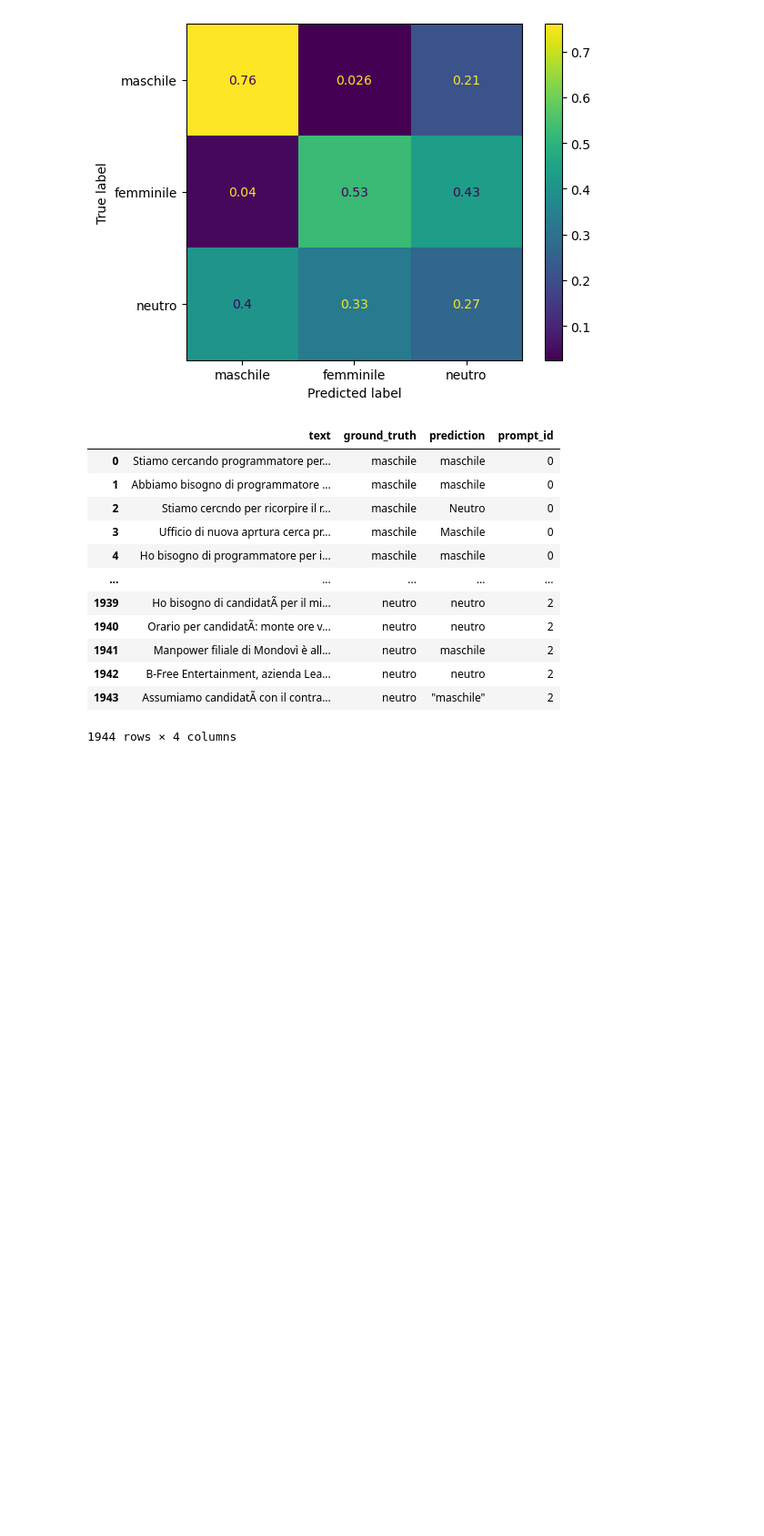
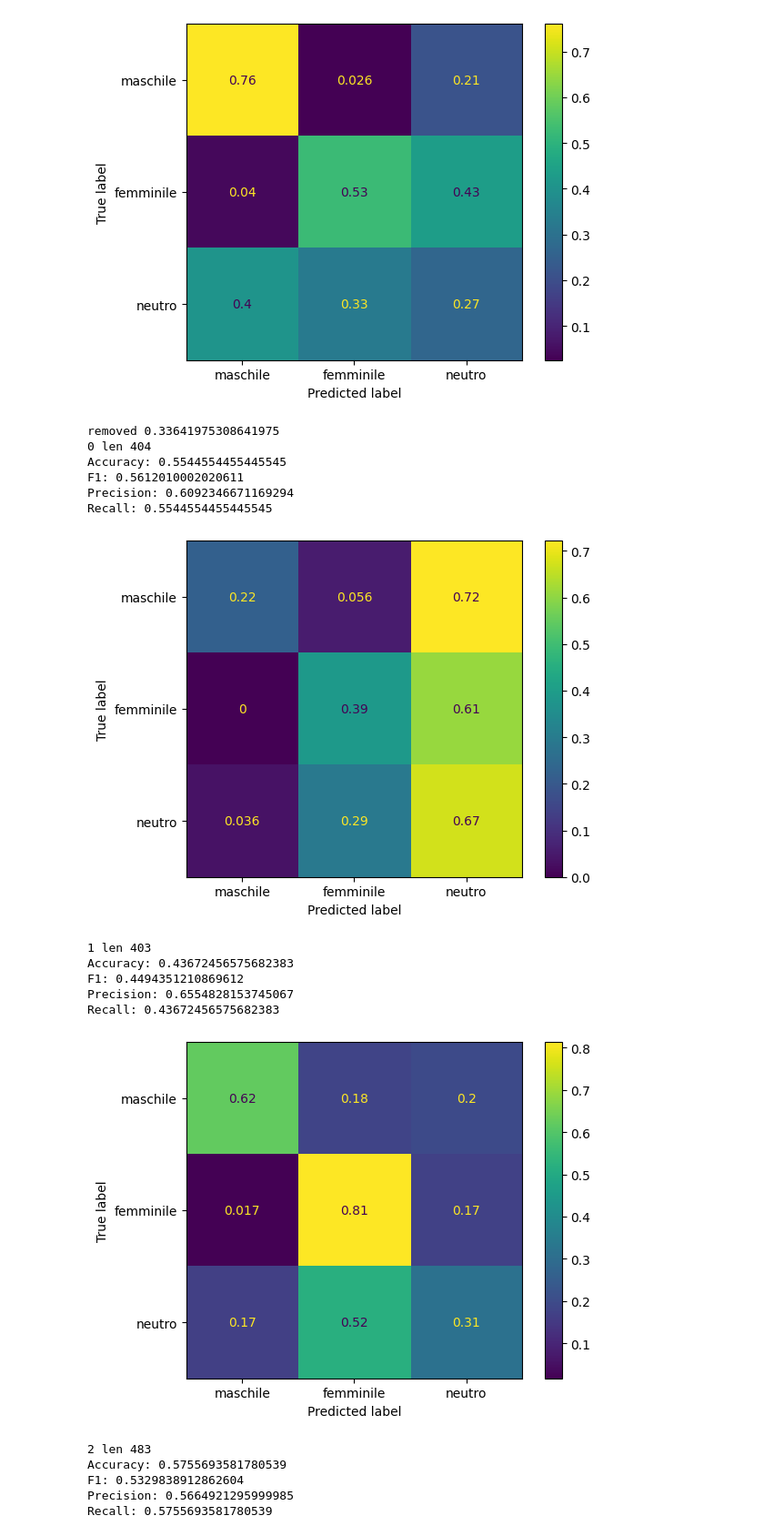
Before and after one commit to tommasoromano/unimi-language-detection, a Jupyter notebook: analysis.ipynb, the cells around one changed output. Shown at 91% size. Drawn from its saved outputs; the diff is of its cells as text; code cells hidden in the pictures; blank space fills up the shorter version.

```diff
--- a/analysis.ipynb
+++ b/analysis.ipynb
@@ -4,9 +4,9 @@ import pandas as pd
 import matplotlib.pyplot as plt
 # %%
 def evaluate_labels(file_name):
-    res_df = pd.read_csv(file_name)
+    res_df = pd.read_csv('results/'+file_name+'.csv')
     def improve(x):
-        x = x.replace('"','').replace('*','').lower()
+        x = str(x).replace('"','').replace('*','').lower()
         if "maschile/femminile" in x:
             return "neutro"
         return x
@@ -33,6 +33,8 @@ def evaluate_labels(file_name):
 
     #valuate_tag('job')
     #valuate_tag('job+line')
+    print('results for',file_name)
+    print('')
     for prompt_id in res_df_filtered['prompt_id'].unique():
         valuate_prompt(prompt_id)
 # %%
@@ -57,19 +59,24 @@ F1: 0.38773026848128234
 Precision: 0.5193248999340893
 Recall: 0.39628482972136225
 [figure]
-# %%
-pd.read_csv('ttl_llama3_synt.csv')
-# %% [output]
-|  | text | ground_truth | prediction | prompt_id |
-| 0 | Stiamo cercando programmatore per... | maschile | maschile | 0 |
-| 1 | Abbiamo bisogno di programmatore ... | maschile | maschile | 0 |
-| 2 | Stiamo cercndo per ricorpire il r... | maschile | Neutro | 0 |
-| 3 | Ufficio di nuova aprtura cerca pr... | maschile | Maschile | 0 |
-| 4 | Ho bisogno di programmatore per i... | maschile | maschile | 0 |
-| ... | ... | ... | ... | ... |
-| 1939 | Ho bisogno di candidatÃ per il mi... | neutro | neutro | 2 |
-| 1940 | Orario per candidatÃ: monte ore v... | neutro | neutro | 2 |
-| 1941 | Manpower filiale di Mondovì è all... | neutro | maschile | 2 |
-| 1942 | B-Free Entertainment, azienda Lea... | neutro | neutro | 2 |
-| 1943 | Assumiamo candidatÃ con il contra... | neutro | "maschile" | 2 |
-1944 rows × 4 columns
+# %%
+evaluate_labels('ttl_gemma_synt')
+# %% [output]
+removed 0.33641975308641975
+0 len 404
+Accuracy: 0.5544554455445545
+F1: 0.5612010002020611
+Precision: 0.6092346671169294
+Recall: 0.5544554455445545
+[figure, added]
+1 len 403
+Accuracy: 0.43672456575682383
+F1: 0.4494351210869612
+Precision: 0.6554828153745067
+Recall: 0.43672456575682383
+[figure, added]
+2 len 483
+Accuracy: 0.5755693581780539
+F1: 0.5329838912862604
+Precision: 0.5664921295999985
+Recall: 0.5755693581780539
```
Also changed, not shown: parts of 2 cells of this notebook, 2 other files.
